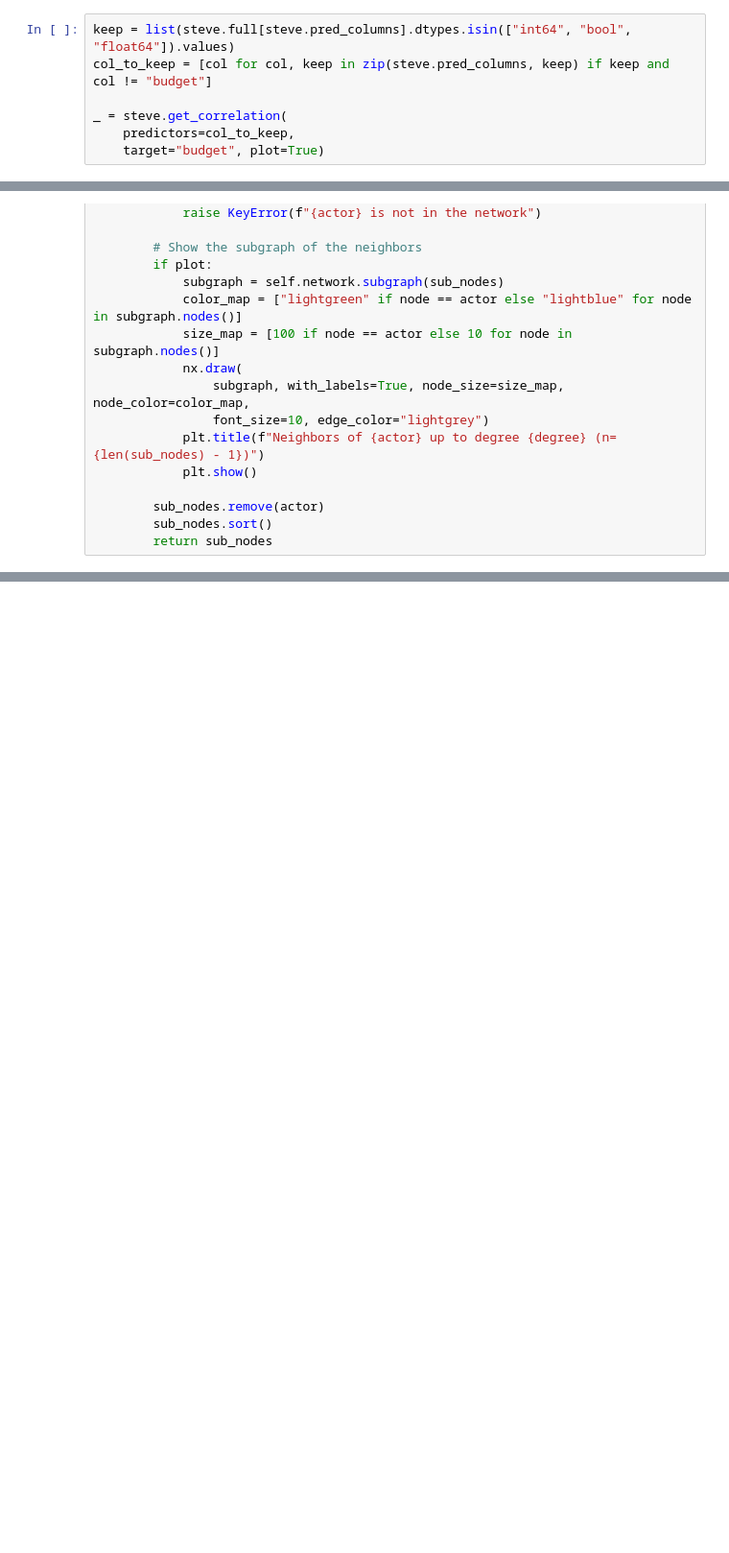
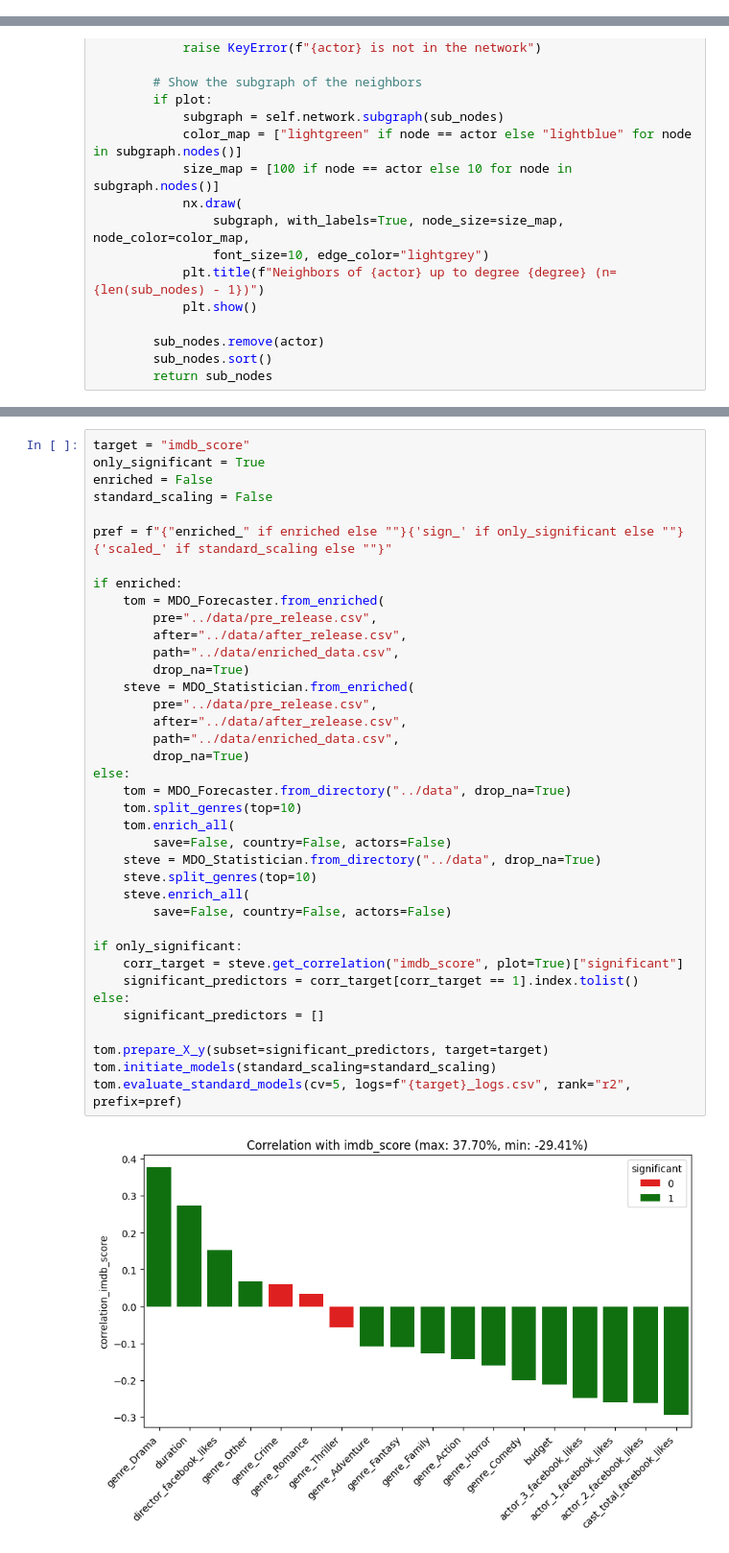
Before and after one commit to MathieuDemarets/hackathon, a Jupyter notebook: scripts/movie_cfo.ipynb, the cells around one changed output, grey strips where cells are left out. Shown at 96% size. Cells and saved outputs as stored; diff of their text form; blank space fills up the shorter version.

Commit message:
Test forecast

```diff
--- a/scripts/movie_cfo.ipynb
+++ b/scripts/movie_cfo.ipynb
@@ -692,7 +732,0 @@ _ = steve.get_correlation(
-# %%
-keep = list(steve.full[steve.pred_columns].dtypes.isin(["int64", "bool", "float64"]).values)
-col_to_keep = [col for col, keep in zip(steve.pred_columns, keep) if keep and col != "budget"]
-
-_ = steve.get_correlation(
-    predictors=col_to_keep,
-    target="budget", plot=True)
@@ -1035,0 +1230,40 @@ Here is all I know about Bruce Willis:
+# %%
+target = "imdb_score"
+only_significant = True
+enriched = False
+standard_scaling = False
+
+pref = f"{"enriched_" if enriched else ""}{'sign_' if only_significant else ""}{'scaled_' if standard_scaling else ""}"
+
+if enriched:
+    tom = MDO_Forecaster.from_enriched(
+        pre="../data/pre_release.csv",
+        after="../data/after_release.csv",
+        path="../data/enriched_data.csv",
+        drop_na=True)
+    steve = MDO_Statistician.from_enriched(
+        pre="../data/pre_release.csv",
+        after="../data/after_release.csv",
+        path="../data/enriched_data.csv",
+        drop_na=True)
+else:
+    tom = MDO_Forecaster.from_directory("../data", drop_na=True)
+    tom.split_genres(top=10)
+    tom.enrich_all(
+        save=False, country=False, actors=False)
+    steve = MDO_Statistician.from_directory("../data", drop_na=True)
+    steve.split_genres(top=10)
+    steve.enrich_all(
+        save=False, country=False, actors=False)
+
+if only_significant:
+    corr_target = steve.get_correlation("imdb_score", plot=True)["significant"]
+    significant_predictors = corr_target[corr_target == 1].index.tolist()
+else:
+    significant_predictors = []
+
+tom.prepare_X_y(subset=significant_predictors, target=target)
+tom.initiate_models(standard_scaling=standard_scaling)
+tom.evaluate_standard_models(cv=5, logs=f"{target}_logs.csv", rank="r2", prefix=pref)
+# %% [output]
+[figure, added]
```
Also changed, not shown: parts of 17 cells of this notebook, 16 other files.
